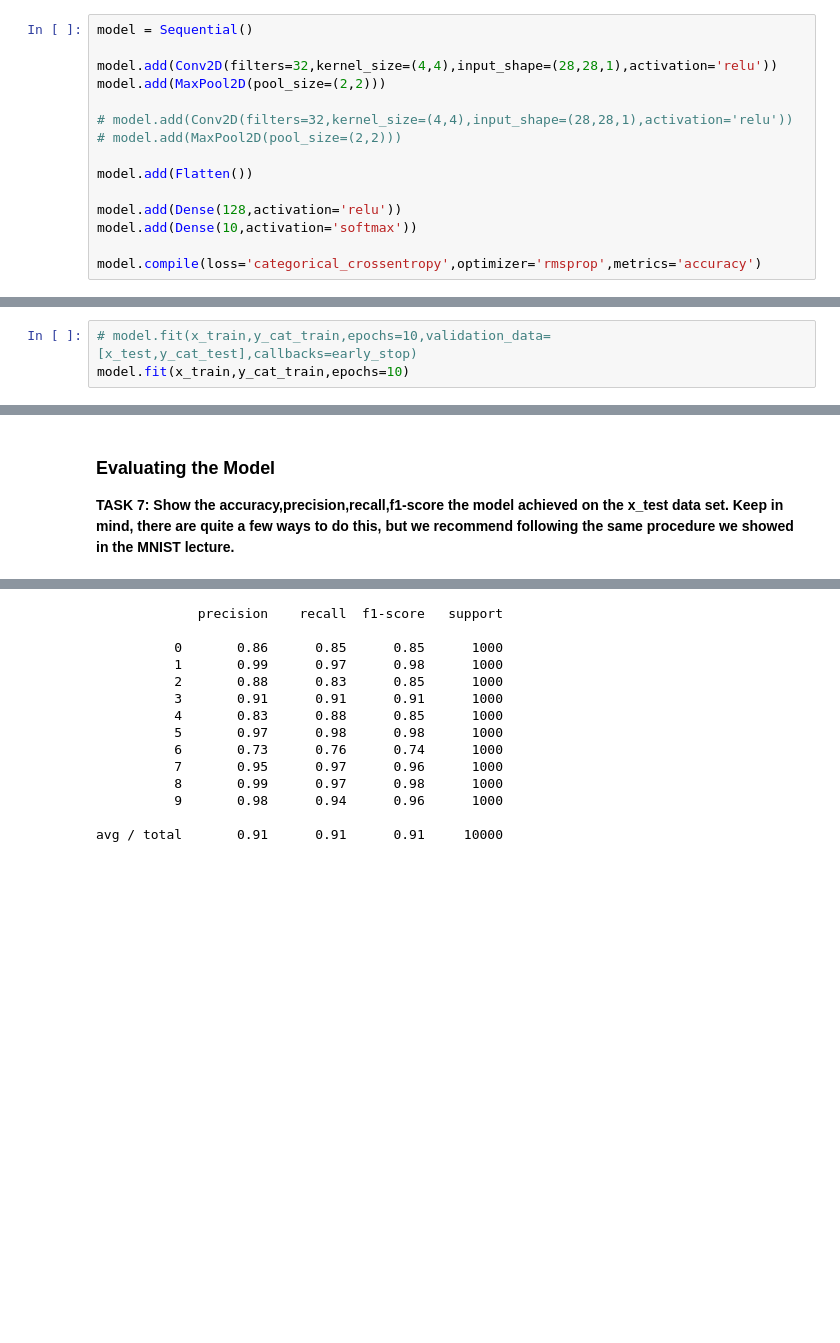
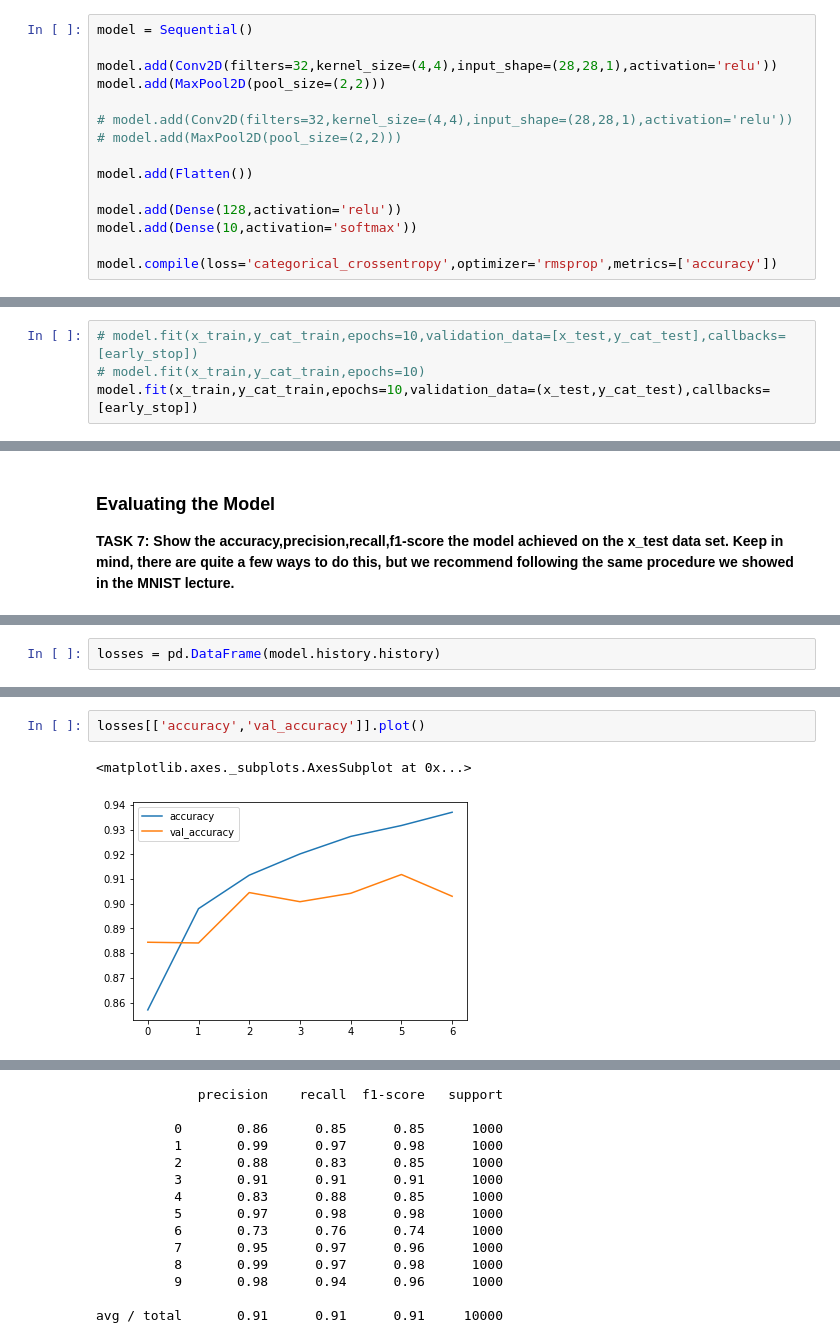
Before and after one commit to PatrickTung/Pierian_Tensorflow_and_Keras, a Jupyter notebook: 04-CNNs/04-DL-CV-Assessment.ipynb, the cells around one changed output, grey strips where cells are left out. Saved outputs shown, nothing was run; the diff lists cells and outputs as text; blank space fills up the shorter version.

```diff
--- a/04-CNNs/04-DL-CV-Assessment.ipynb
+++ b/04-CNNs/04-DL-CV-Assessment.ipynb
@@ -152,7 +143,7 @@ model.add(Flatten())
 model.add(Dense(128,activation='relu'))
 model.add(Dense(10,activation='softmax'))
 
-model.compile(loss='categorical_crossentropy',optimizer='rmsprop',metrics='accuracy')
+model.compile(loss='categorical_crossentropy',optimizer='rmsprop',metrics=['accuracy'])
 # %%
 model.summary()
 # %% [output]
@@ -201,7 +192,8 @@ from tensorflow.keras.callbacks import EarlyStopping
 # %%
 early_stop = EarlyStopping(monitor='val_loss',patience=3)
 # %%
-# model.fit(x_train,y_cat_train,epochs=10,validation_data=[x_test,y_cat_test],callbacks=early_stop)
-model.fit(x_train,y_cat_train,epochs=10)
+# model.fit(x_train,y_cat_train,epochs=10,validation_data=[x_test,y_cat_test],callbacks=[early_stop])
+# model.fit(x_train,y_cat_train,epochs=10)
+model.fit(x_train,y_cat_train,epochs=10,validation_data=(x_test,y_cat_test),callbacks=[early_stop])
 # %% [output]
 Epoch 1/10
@@ -254,0 +245,2 @@ Epoch 10/10
+# %%
+losses = pd.DataFrame(model.history.history)
@@ -254,0 +256,5 @@ Epoch 10/10
+# %%
+losses[['accuracy','val_accuracy']].plot()
+# %% [output]
+<matplotlib.axes._subplots.AxesSubplot at 0x...>
+[figure, added]
```
Also changed, not shown: parts of 9 cells of this notebook.
